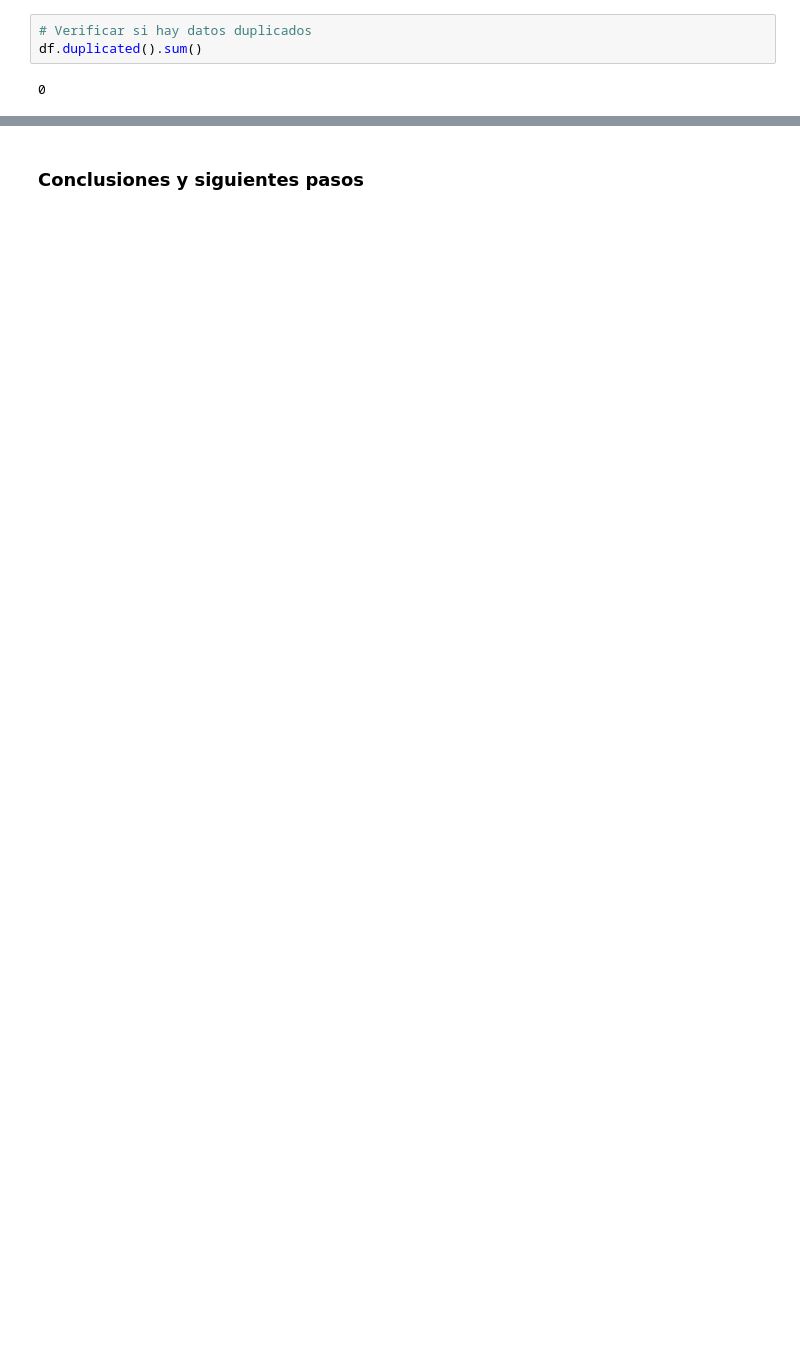
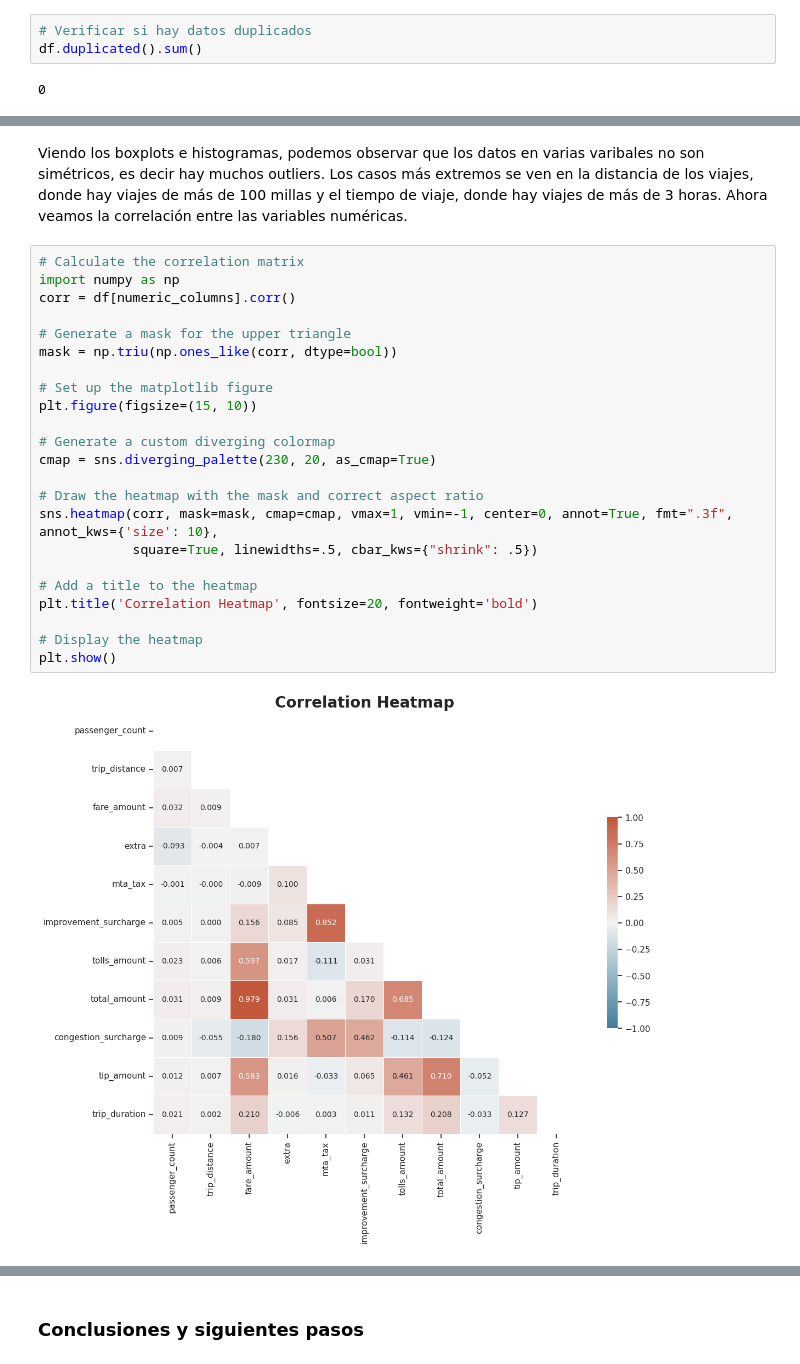
Before and after one commit to RicardoFW11/nyc_taxi_project, a Jupyter notebook: notebooks/01_eda.ipynb, the cells around one changed output, grey strips where cells are left out. Drawn from its saved outputs; the diff is of its cells as text; blank space fills up the shorter version.

```diff
--- a/notebooks/01_eda.ipynb
+++ b/notebooks/01_eda.ipynb
@@ -160,0 +518,27 @@ Columnas con valores nulos:
+# %% [markdown]
+Viendo los boxplots e histogramas, podemos observar que los datos en varias varibales no son simétricos, es decir hay muchos outliers. Los casos más extremos se ven en la distancia de los viajes, donde hay viajes de más de 100 millas y el tiempo de viaje, donde hay viajes de más de 3 horas. Ahora veamos la correlación entre las variables numéricas.
+# %%
+# Calculate the correlation matrix
+import numpy as np
+corr = df[numeric_columns].corr()
+
+# Generate a mask for the upper triangle
+mask = np.triu(np.ones_like(corr, dtype=bool))
+
+# Set up the matplotlib figure
+plt.figure(figsize=(15, 10))
+
+# Generate a custom diverging colormap
+cmap = sns.diverging_palette(230, 20, as_cmap=True)
+
+# Draw the heatmap with the mask and correct aspect ratio
+sns.heatmap(corr, mask=mask, cmap=cmap, vmax=1, vmin=-1, center=0, annot=True, fmt=".3f", annot_kws={'size': 10},
+            square=True, linewidths=.5, cbar_kws={"shrink": .5})
+
+# Add a title to the heatmap
+plt.title('Correlation Heatmap', fontsize=20, fontweight='bold')
+
+# Display the heatmap
+plt.show()
+# %% [output]
+[figure, added]
```
Also changed, not shown: parts of 88 cells of this notebook, 1 other file.
